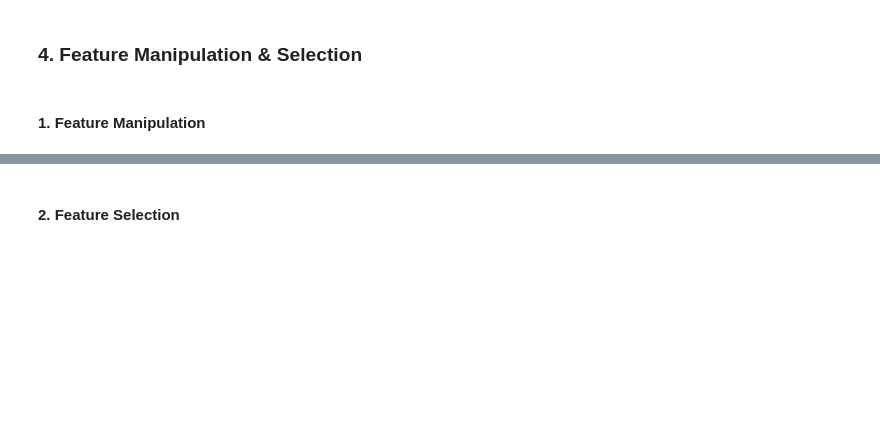
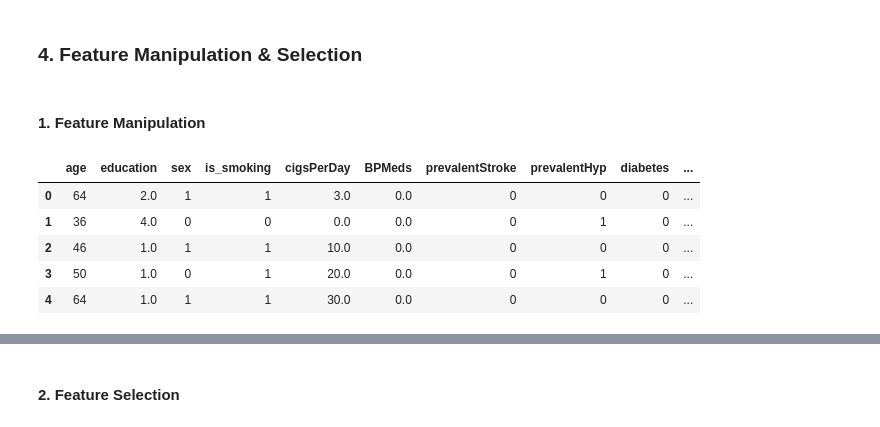
Before and after one commit to ashisaxena710/Cardiovascular-Risk-Prediction, a Jupyter notebook: IndividualColabAshi_CardiovascularRiskPrediction.ipynb, the cells around one changed output, grey strips where cells are left out. Drawn from its saved outputs; the diff is of its cells as text; code cells hidden in the pictures; blank space fills up the shorter version.

```diff
--- a/IndividualColabAshi_CardiovascularRiskPrediction.ipynb
+++ b/IndividualColabAshi_CardiovascularRiskPrediction.ipynb
@@ -723,4 +684,13 @@ detect_outliers(df,Continuous_columns)
 # %% [markdown]
 #### 1. Feature Manipulation
 # %%
-# Manipulate Features to minimize feature correlation and create new features
+## Manipulate Features to minimize feature correlation and create new features
+# Checking the features to exctract new feature from it
+df.head()
+# %% [output]
+|  | age | education | sex | is_smoking | cigsPerDay | BPMeds | prevalentStroke | prevalentHyp | diabetes | ... |
+| 0 | 64 | 2.0 | 1 | 1 | 3.0 | 0.0 | 0 | 0 | 0 | ... |
+| 1 | 36 | 4.0 | 0 | 0 | 0.0 | 0.0 | 0 | 1 | 0 | ... |
+| 2 | 46 | 1.0 | 1 | 1 | 10.0 | 0.0 | 0 | 0 | 0 | ... |
+| 3 | 50 | 1.0 | 0 | 1 | 20.0 | 0.0 | 0 | 1 | 0 | ... |
+| 4 | 64 | 1.0 | 1 | 1 | 30.0 | 0.0 | 0 | 0 | 0 | ... |
```
Also changed, not shown: parts of 35 cells of this notebook.
